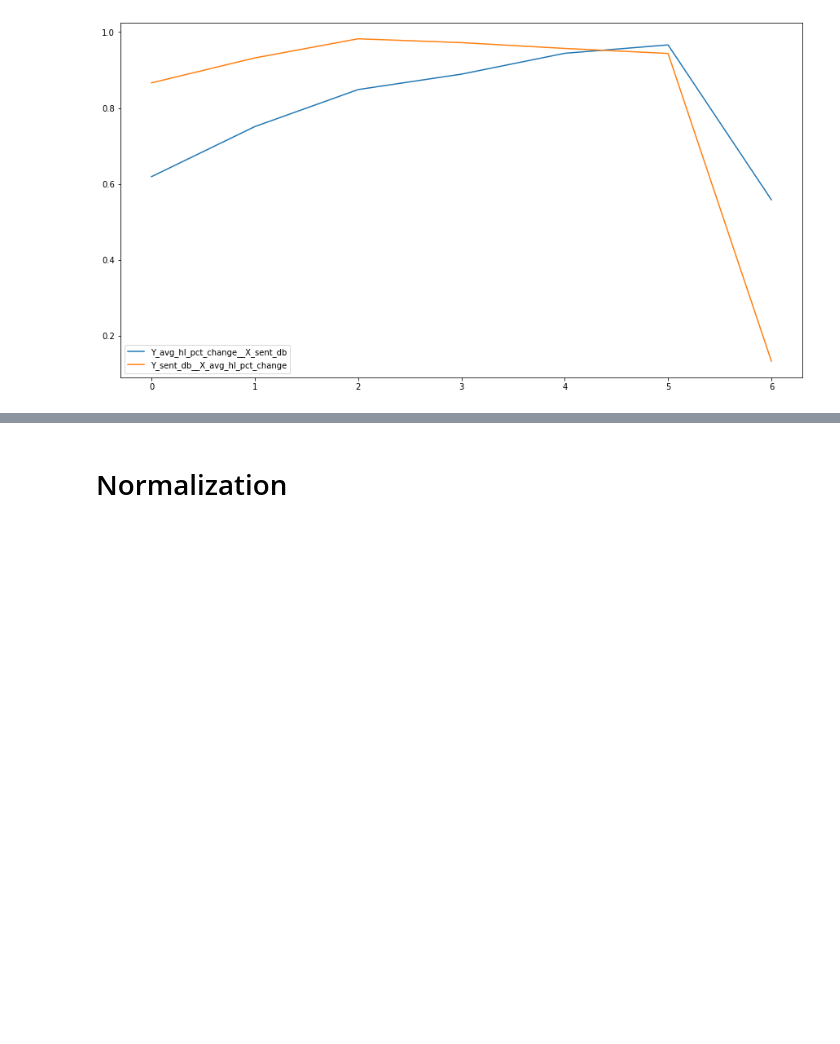
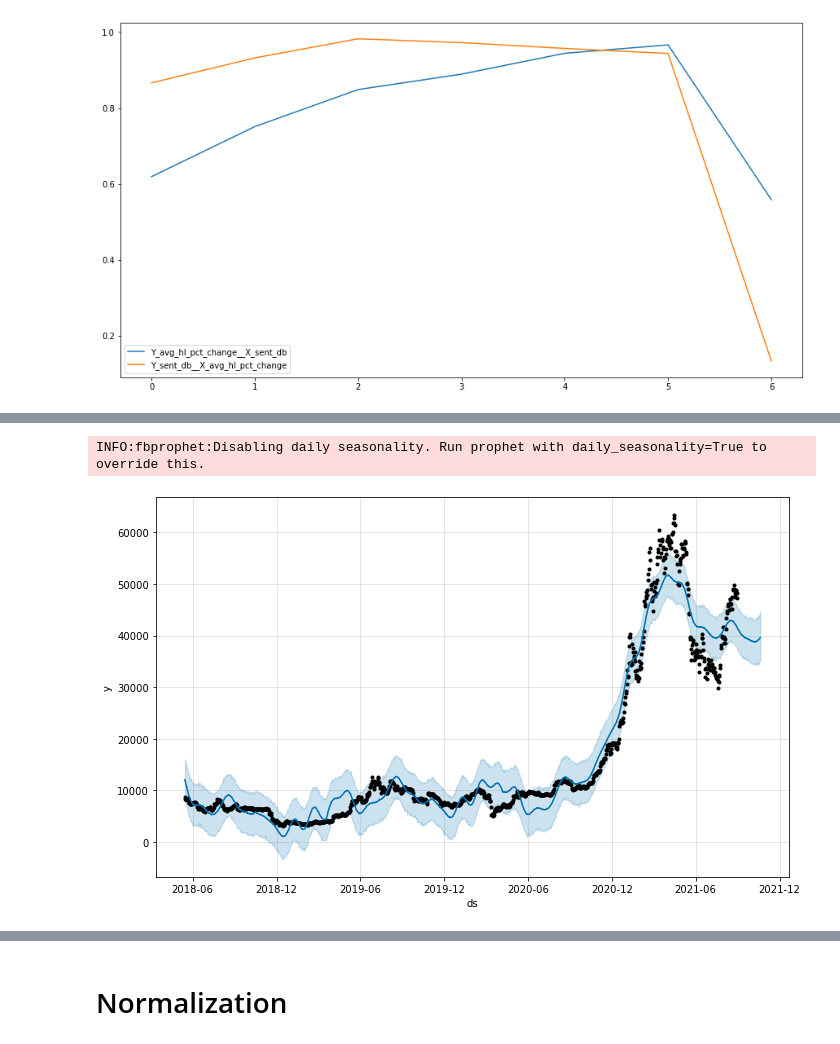
Before and after one commit to VeniJeen/CryptoSent, a Jupyter notebook: SandBox/test.ipynb, the cells around one changed output, grey strips where cells are left out. Cells and saved outputs as stored; diff of their text form; code cells hidden in the pictures; blank space fills up the shorter version.

```diff
--- a/SandBox/test.ipynb
+++ b/SandBox/test.ipynb
@@ -157,0 +198,16 @@ eval.get_granger_causality(inm,maxlag=7).plot(figsize=(15,8))
+# %%
+btc=get_btc_actual_hourly().resample('d').mean()[['avg_hl']].reset_index().\
+    rename(columns={'datetime':'ds','avg_hl':'y'})
+# %%
+train=btc[btc.ds<'2021-09']
+test=btc[btc.ds>'2021']
+# %%
+m = Prophet()
+m.fit(train)
+future = m.make_future_dataframe(periods=50)
+forecast = m.predict(future)
+forecast[['ds', 'yhat', 'yhat_lower', 'yhat_upper']].tail()
+fig1 = m.plot(forecast)
+# %% [output]
+INFO:fbprophet:Disabling daily seasonality. Run prophet with daily_seasonality=True to override this.
+[figure, added]
```
Also changed, not shown: parts of 16 cells of this notebook, 2 other files.
